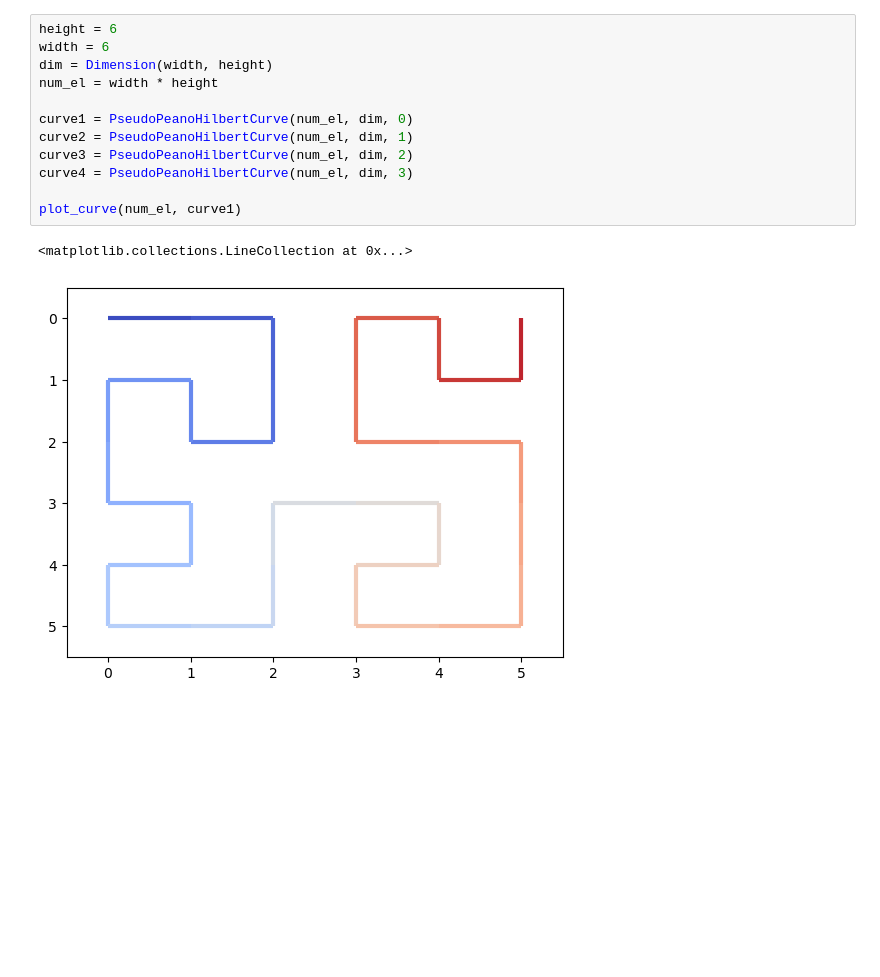
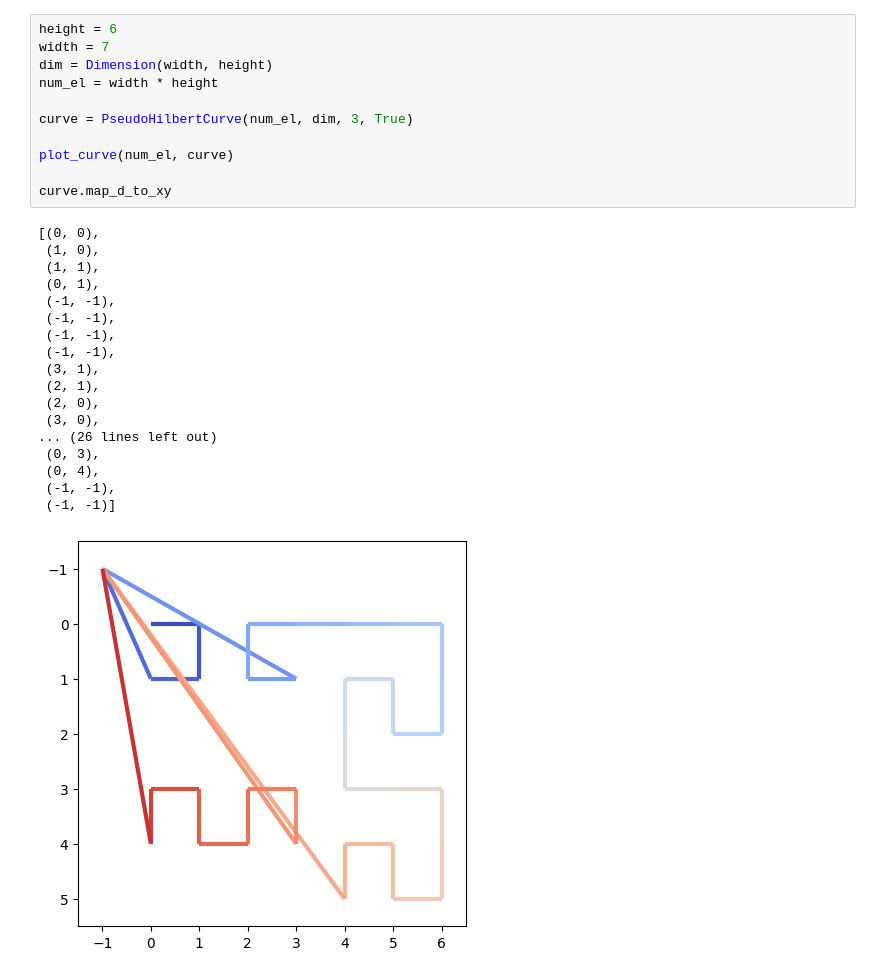
Before and after one commit to celmarguimaraes/space_filling_curves, a Jupyter notebook: main.ipynb, the cells around one changed output. Saved outputs shown, nothing was run; the diff lists cells and outputs as text; blank space fills up the shorter version.

```diff
--- a/main.ipynb
+++ b/main.ipynb
@@ -18,18 +55,33 @@ plot_curve(num_el, curve, linewidth=2)
 # %%
 height = 6
-width = 6
+width = 7
 dim = Dimension(width, height)
 num_el = width * height
 
-curve1 = PseudoPeanoHilbertCurve(num_el, dim, 0)
-curve2 = PseudoPeanoHilbertCurve(num_el, dim, 1)
-curve3 = PseudoPeanoHilbertCurve(num_el, dim, 2)
-curve4 = PseudoPeanoHilbertCurve(num_el, dim, 3)
+curve = PseudoHilbertCurve(num_el, dim, 3, True)
 
-plot_curve(num_el, curve1)
+plot_curve(num_el, curve)
+
+curve.map_d_to_xy
 # %% [output]
-<matplotlib.collections.LineCollection at 0x...>
+[(0, 0),
+ (1, 0),
+ (1, 1),
+ (0, 1),
+ (-1, -1),
+ (-1, -1),
+ (-1, -1),
+ (-1, -1),
+ (3, 1),
+ (2, 1),
+ (2, 0),
+ (3, 0),
+... (26 lines left out)
+ (0, 3),
+ (0, 4),
+ (-1, -1),
+ (-1, -1)]
-[figure, old version]
+[figure, new version]
 # %%
 height = 1000
 width = 1000
```
Also changed, not shown: parts of 7 cells of this notebook, 3 other files.
